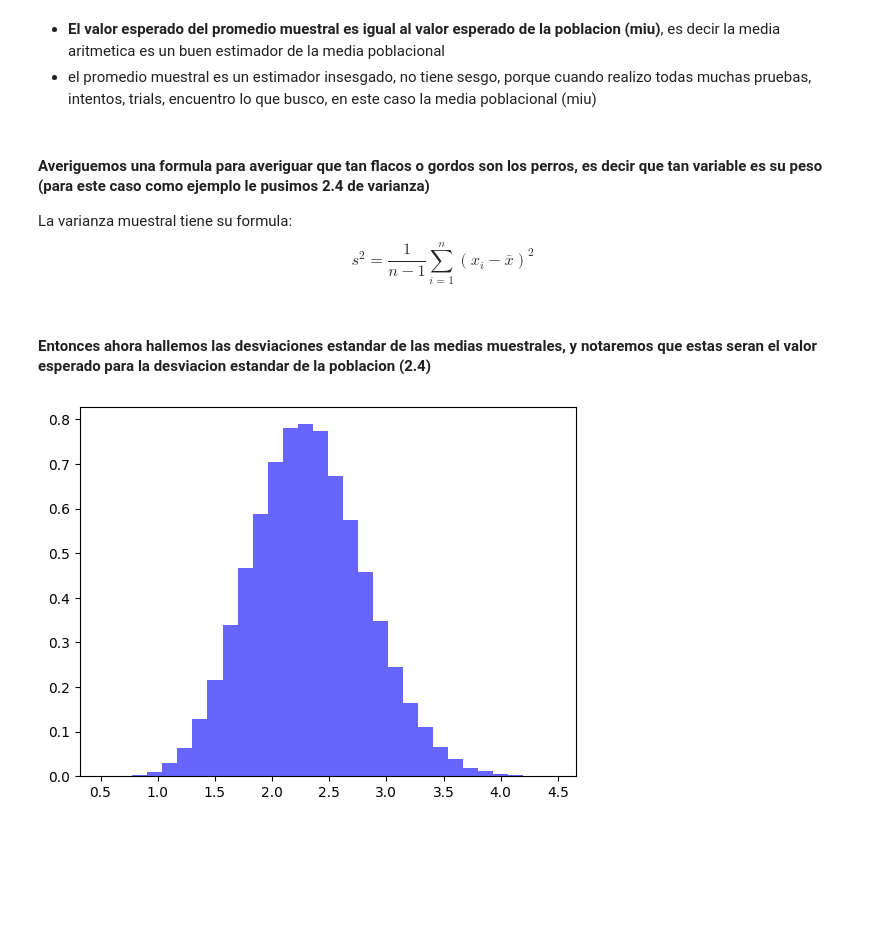
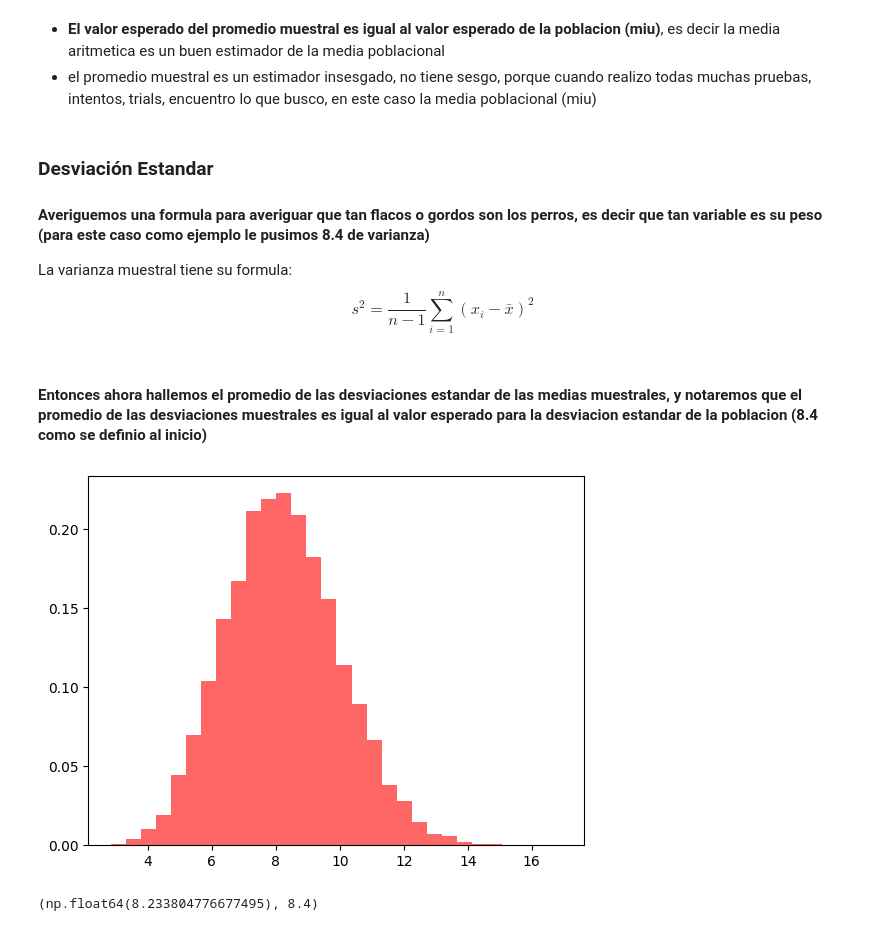
Before and after one commit to ML-CU/Proyectos-Python, a Jupyter notebook: Estadística/Normal Distribution/Normal _Distribution.ipynb, the cells around one changed output. Cells and saved outputs as stored; diff of their text form; code cells hidden in the pictures; blank space fills up the shorter version.

```diff
--- a/Estadística/Normal Distribution/Normal _Distribution.ipynb
+++ b/Estadística/Normal Distribution/Normal _Distribution.ipynb
@@ -2,6 +2,6 @@
 import numpy as np
 import matplotlib.pyplot as plt
 # %%
-pop = np.random.normal(27, 2.4, 13000) #Tenemos una poblacion de 13000 perros, el peso promedio de un perro es de 27, con una desviacion estandar de 2.4.
-plt.hist(pop, bins=50, density=True, alpha=0.6, color='g')
+pop = np.random.normal(27, 8.4, 13000) #Tenemos una poblacion de 13000 perros, el peso promedio de un perro es de 27, con una desviacion estandar de 2.4.
+plt.hist(pop, bins=50, density=True, alpha=0.6, color='g');
 # %% [output]
@@ -72,7 +34,8 @@ Como se puede ver, el promedio de las medias 26.9 es casi el mismo promedio de l
 * **El valor esperado del promedio muestral es igual al valor esperado de la poblacion (miu)**, es decir la media aritmetica es un buen estimador de la media poblacional
 * el promedio muestral es un estimador insesgado, no tiene sesgo, porque cuando realizo todas muchas pruebas, intentos, trials, encuentro lo que busco, en este caso la media poblacional (miu)
 # %% [markdown]
-#### Averiguemos una formula para averiguar que tan flacos o gordos son los perros, es decir que tan variable es su peso (para este caso como ejemplo le pusimos 2.4 de varianza)
+### Desviación Estandar
+#### Averiguemos una formula para averiguar que tan flacos o gordos son los perros, es decir que tan variable es su peso (para este caso como ejemplo le pusimos 8.4 de varianza)
 
 La varianza muestral tiene su formula:
 $$
@@ -87,15 +50,23 @@ def std(arreglo, sesgo):
         acum = acum + term
     return (acum/(len(arreglo)-sesgo))**0.5
 # %% [markdown]
-#### Entonces ahora hallemos las desviaciones estandar de las medias muestrales, y notaremos que estas seran el valor esperado para la desviacion estandar de la poblacion (2.4)
+#### Entonces ahora hallemos el promedio de las desviaciones estandar de las medias muestrales, y notaremos que el promedio de las desviaciones muestrales es igual al valor esperado para la desviacion estandar de la poblacion (8.4 como se definio al inicio)
 # %%
 #hallamos la desviacion estandar de las medias muestrales para ver si es un valor insesgado
-trials = 100000
+trials = 10000
 desviaciones_n = []
+desviaciones_n_1 = []
 for _ in range(trials):
-    sample = np.random.choice(pop, size)
-    desviaciones_n.append(std(sample, 1))
+    sample = np.random.normal(27.4, 8.4, size)
+    #desviaciones_n.append(std(sample))
+    desviaciones_n_1.append(std(sample, 1)) # estima con mas precisión la desviación estándar de la población
 # %%
 plt.hist(desviaciones_n, bins=30, density=True, alpha=0.6, color='b');
+plt.hist(desviaciones_n_1, bins=30, density=True, alpha=0.6, color='r');
 # %% [output]
-[figure, old version]
+[figure, new version]
+# %%
+#veamos si esto es un estimador insesgado o sesgado
+mean(desviaciones_n_1), 8.4
+# %% [output]
+(np.float64(8.233804776677495), 8.4)
```
Also changed, not shown: parts of 6 cells of this notebook.
